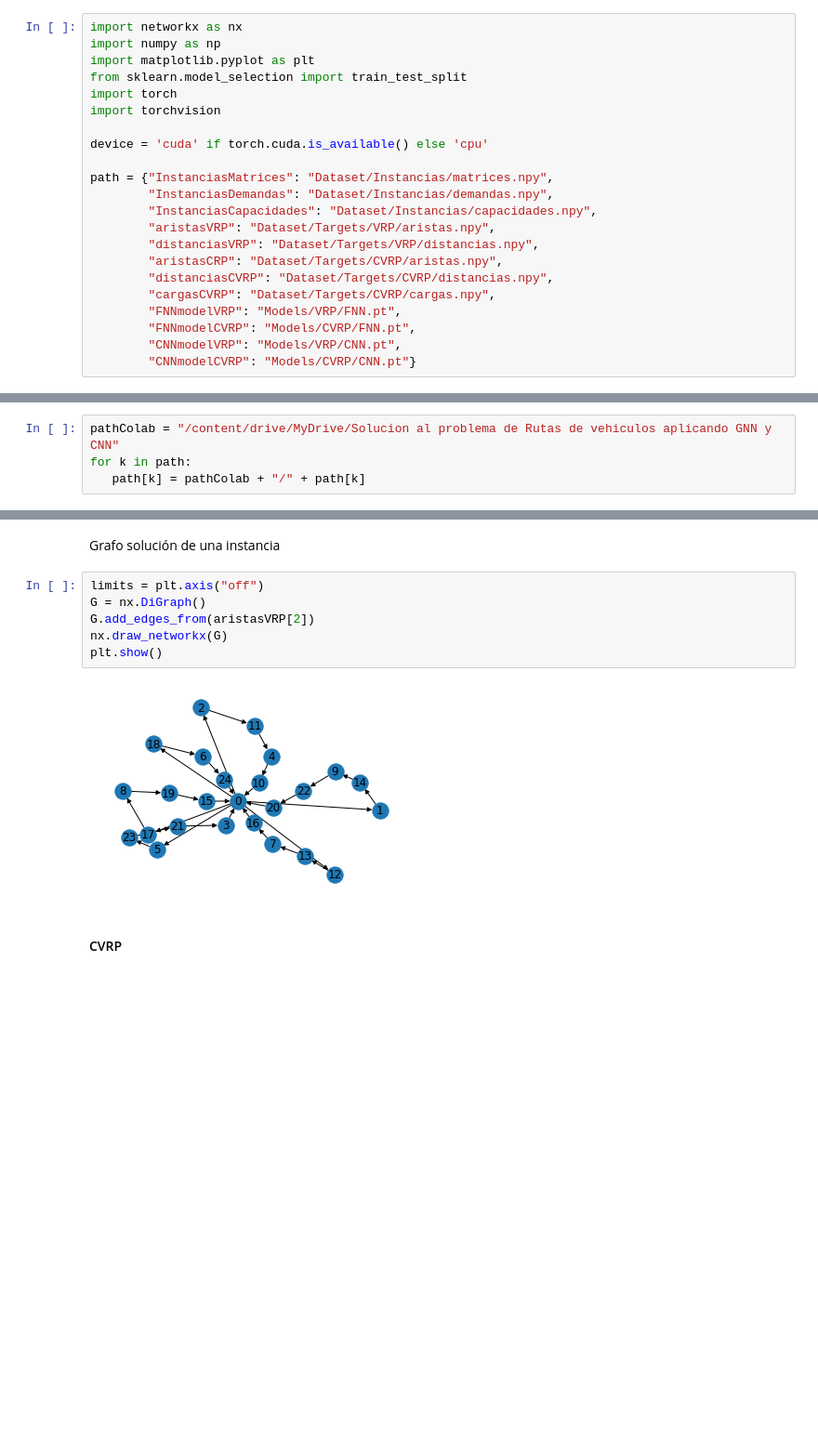
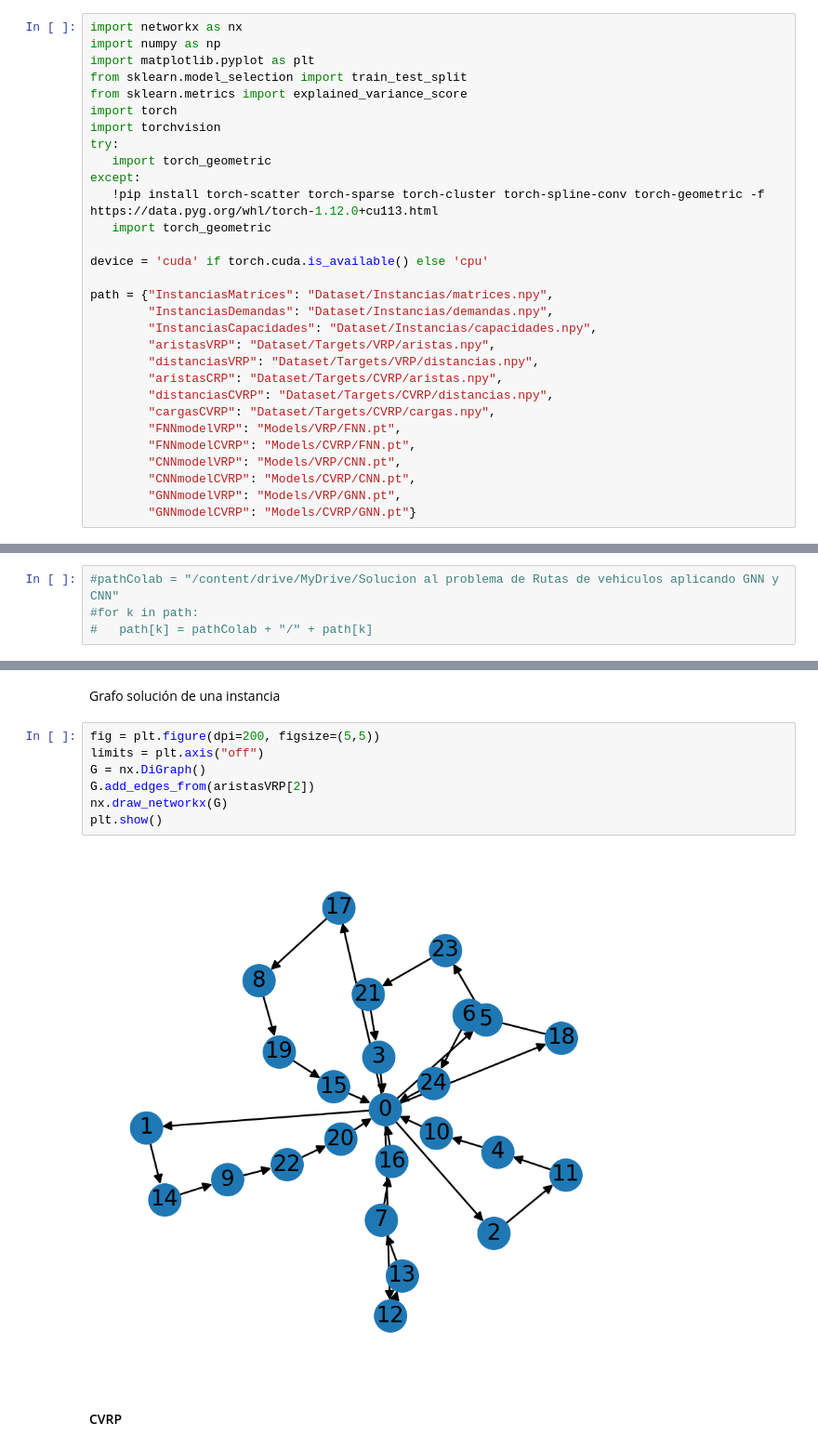
Before and after one commit to jesusmiguel123/Soluci-n-al-problema-de-Rutas-de-veh-culos-aplicando-GNN-y-CNN, a Jupyter notebook: Solucion al problema de Rutas de Vehiculos aplicando GNN y CNN.ipynb, the cells around one changed output, grey strips where cells are left out. Shown at 93% size. Saved outputs shown, nothing was run; the diff lists cells and outputs as text; blank space fills up the shorter version.

```diff
--- a/Solucion al problema de Rutas de Vehiculos aplicando GNN y CNN.ipynb
+++ b/Solucion al problema de Rutas de Vehiculos aplicando GNN y CNN.ipynb
@@ -7,8 +7,14 @@ import networkx as nx
 import numpy as np
 import matplotlib.pyplot as plt
 from sklearn.model_selection import train_test_split
+from sklearn.metrics import explained_variance_score
 import torch
 import torchvision
+try:
+   import torch_geometric
+except:
+   !pip install torch-scatter torch-sparse torch-cluster torch-spline-conv torch-geometric -f https://data.pyg.org/whl/torch-1.12.0+cu113.html
+   import torch_geometric
 
 device = 'cuda' if torch.cuda.is_available() else 'cpu'
 
@@ -23,7 +29,9 @@ path = {"InstanciasMatrices": "Dataset/Instancias/matrices.npy",
         "FNNmodelVRP": "Models/VRP/FNN.pt",
         "FNNmodelCVRP": "Models/CVRP/FNN.pt",
         "CNNmodelVRP": "Models/VRP/CNN.pt",
-        "CNNmodelCVRP": "Models/CVRP/CNN.pt"}
+        "CNNmodelCVRP": "Models/CVRP/CNN.pt",
+        "GNNmodelVRP": "Models/VRP/GNN.pt",
+        "GNNmodelCVRP": "Models/CVRP/GNN.pt"}
 # %%
 device
 # %% [output]
@@ -36,7 +44,7 @@ Drive already mounted at /content/drive; to attempt to forcibly remount, call dr
 # %%
-pathColab = "/content/drive/MyDrive/Solucion al problema de Rutas de vehiculos aplicando GNN y CNN"
-for k in path:
-   path[k] = pathColab + "/" + path[k]
+#pathColab = "/content/drive/MyDrive/Solucion al problema de Rutas de vehiculos aplicando GNN y CNN"
+#for k in path:
+#   path[k] = pathColab + "/" + path[k]
 # %% [markdown]
 ## Carga del Dataset
 # %% [markdown]
@@ -109,13 +182,14 @@ len(ls)
 # %% [markdown]
 Grafo solución de una instancia
 # %%
+fig = plt.figure(dpi=200, figsize=(5,5))
 limits = plt.axis("off")
 G = nx.DiGraph()
 G.add_edges_from(aristasVRP[2])
 nx.draw_networkx(G)
 plt.show()
 # %% [output]
-[figure, old version]
+[figure, new version]
 # %% [markdown]
 #### CVRP
 # %% [markdown]
```
Also changed, not shown: parts of 51 cells of this notebook, 2 other files.
